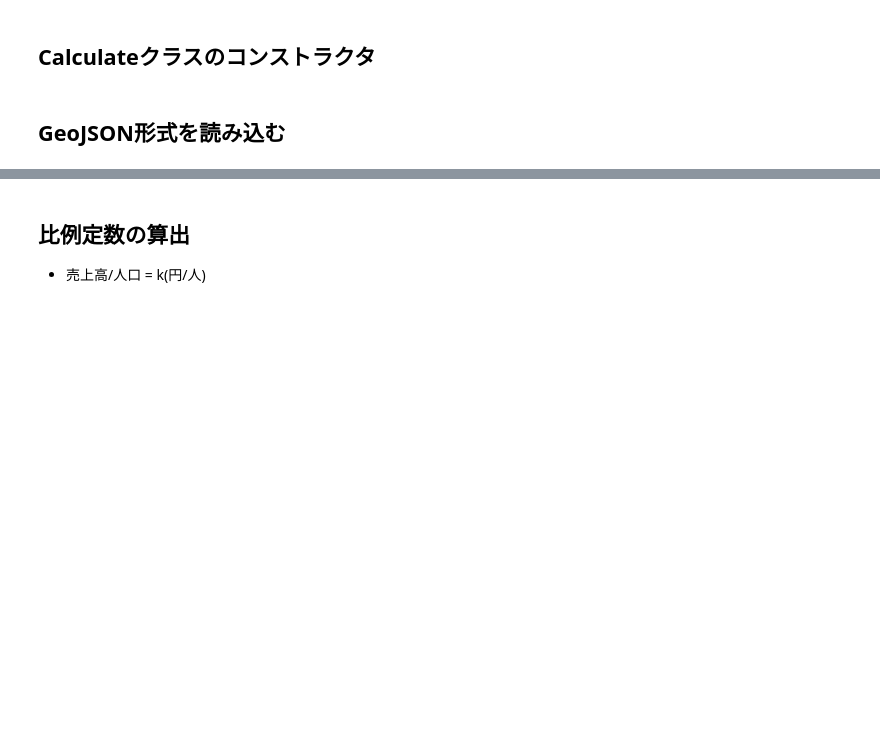
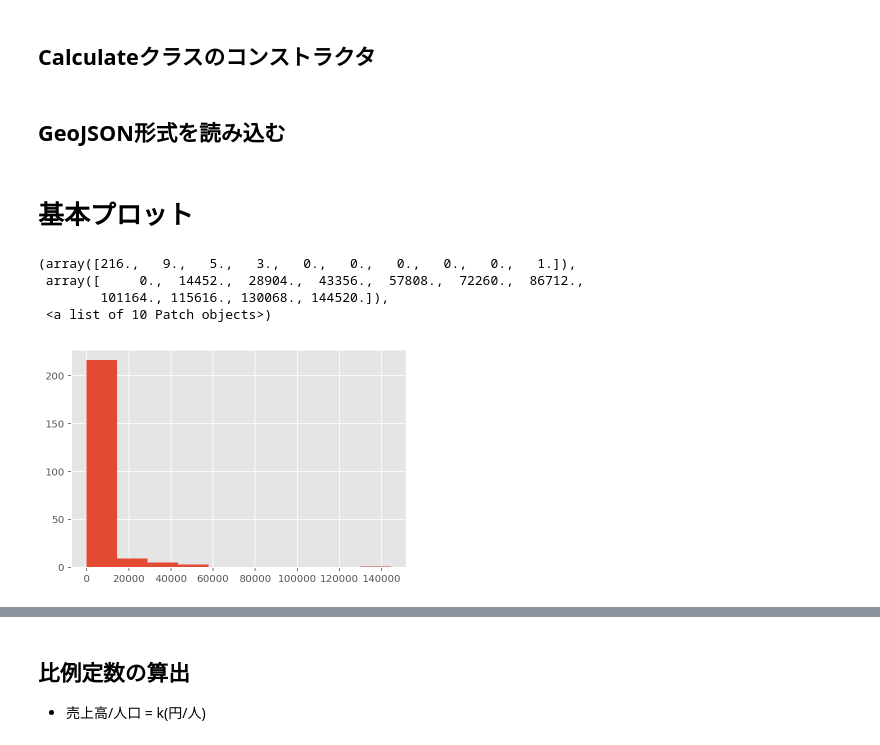
Before and after one commit to Yosymatu/HuffModel, a Jupyter notebook: Input_HuffModel.ipynb, the cells around one changed output, grey strips where cells are left out. Saved outputs shown, nothing was run; the diff lists cells and outputs as text; code cells hidden in the pictures; blank space fills up the shorter version.

```diff
--- a/Input_HuffModel.ipynb
+++ b/Input_HuffModel.ipynb
@@ -73,3 +76,14 @@ pop_keycodeList = [i['properties']['KEYCODE'] for i in pop['features']]
 
 #idを作成
 id = np.arange(len(com_areaList))
+# %% [markdown]
+# 基本プロット
+# %%
+# 売場面積のプロット
+plt.hist(com_areaList)
+# %% [output]
+(array([216.,   9.,   5.,   3.,   0.,   0.,   0.,   0.,   0.,   1.]),
+ array([     0.,  14452.,  28904.,  43356.,  57808.,  72260.,  86712.,
+        101164., 115616., 130068., 144520.]),
+ <a list of 10 Patch objects>)
+[figure, added]
```
Also changed, not shown: parts of 18 cells of this notebook, 2 other files.
